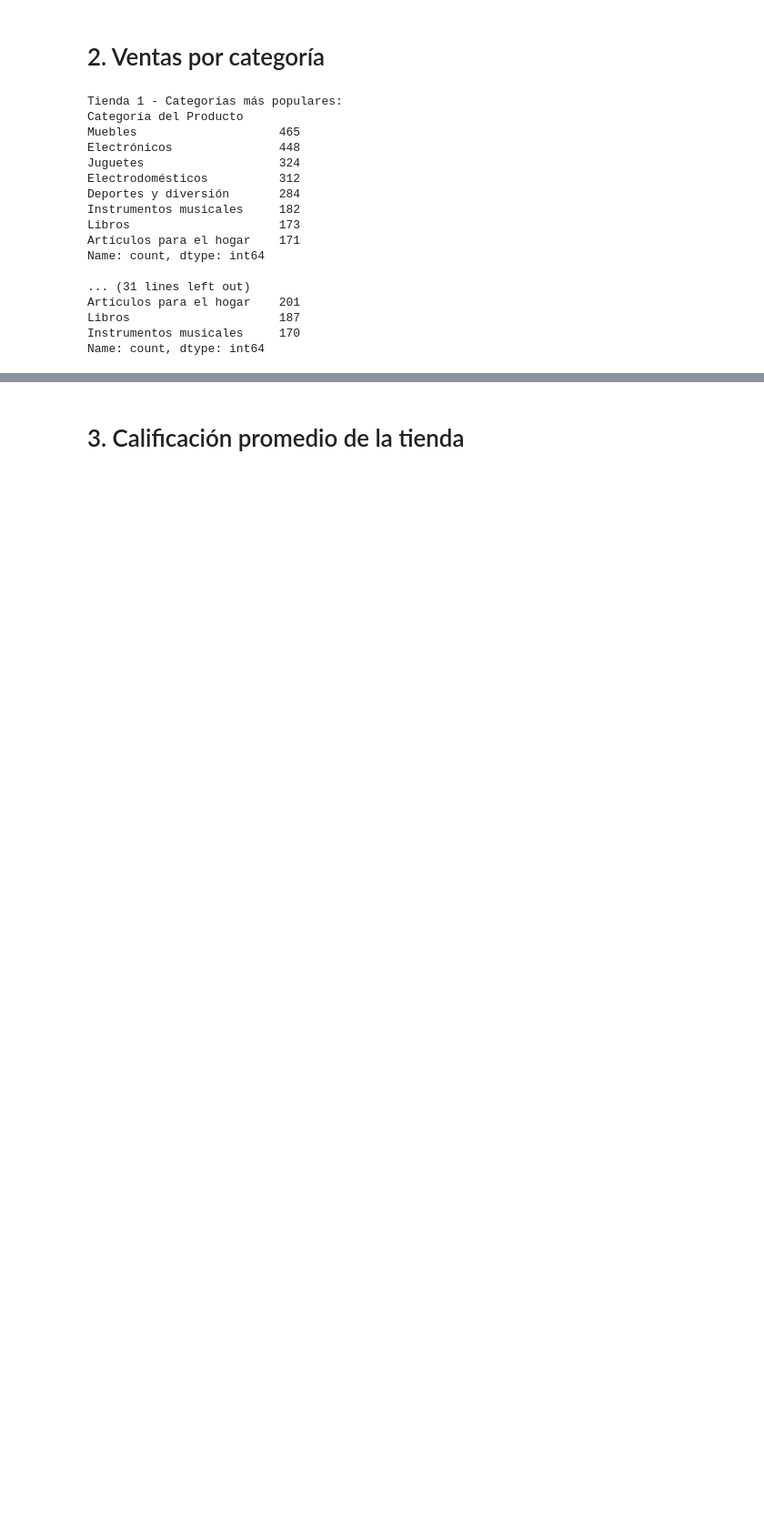
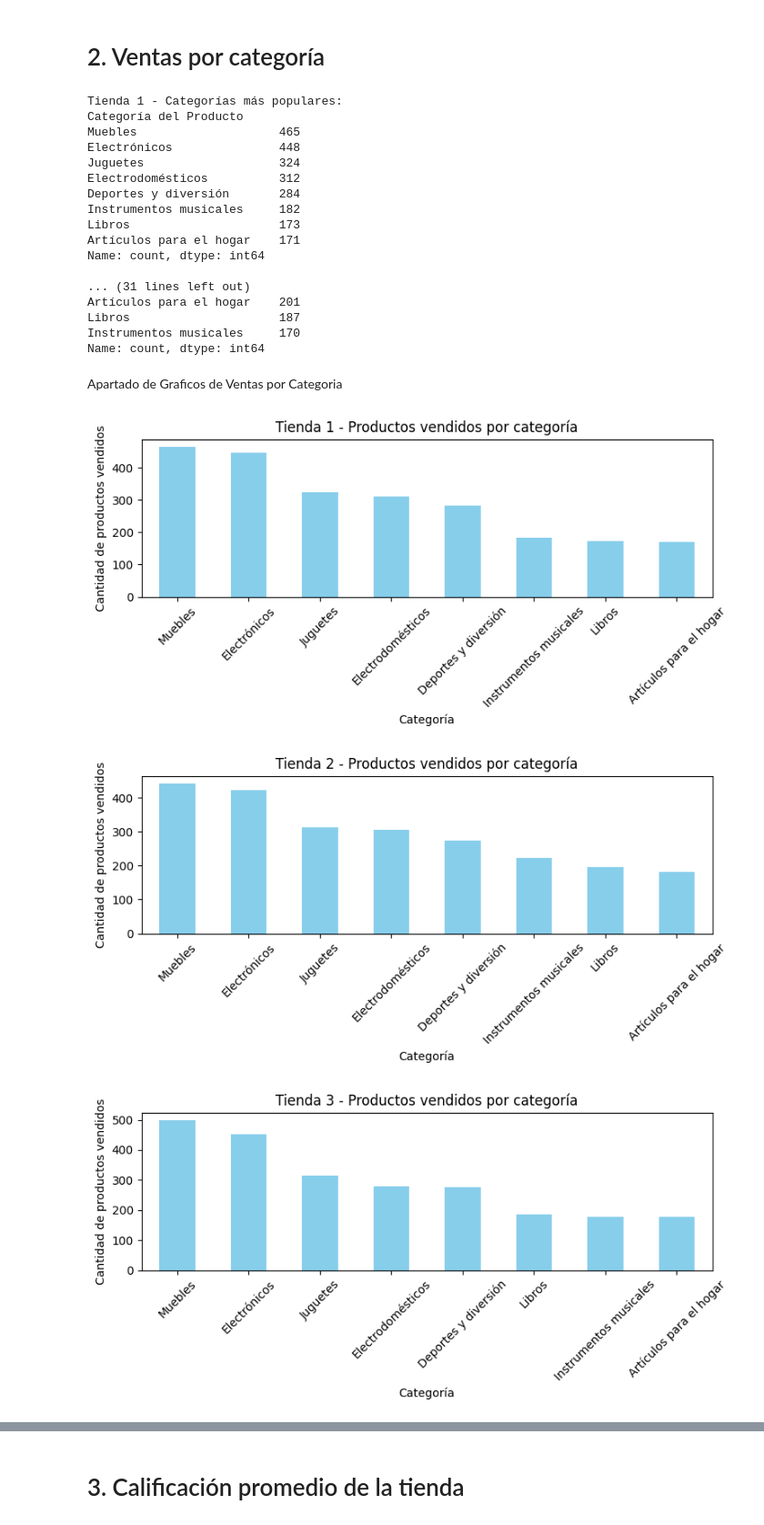
Before and after one commit to JoelSaucedo8/ChallengeDataScience, a Jupyter notebook: AluraStoreLatam.ipynb, the cells around one changed output, grey strips where cells are left out. Shown: that part at 91% size. Drawn from its saved outputs; the diff is of its cells as text; code cells hidden in the pictures; blank space fills up the shorter version.

```diff
--- a/AluraStoreLatam.ipynb
+++ b/AluraStoreLatam.ipynb
@@ -63,3 +111,22 @@ Artículos para el hogar    201
 Libros                     187
 Instrumentos musicales     170
 Name: count, dtype: int64
+# %% [markdown]
+Apartado de Graficos de Ventas por Categoria
+# %%
+#Gráfico de barras para cada tienda
+for i, tienda_df in enumerate(lista_tiendas, start=1):
+    conteo = tienda_df['Categoría del Producto'].value_counts()
+
+    plt.figure(figsize=(8, 4))
+    conteo.plot(kind='bar', color='skyblue')
+    plt.title(f'Tienda {i} - Productos vendidos por categoría')
+    plt.xlabel('Categoría')
+    plt.ylabel('Cantidad de productos vendidos')
+    plt.xticks(rotation=45)
+    plt.tight_layout()
+    plt.show()
+# %% [output]
+[figure, added]
+[figure, added]
+[figure, added]
```
Also changed, not shown: parts of 18 cells of this notebook.
